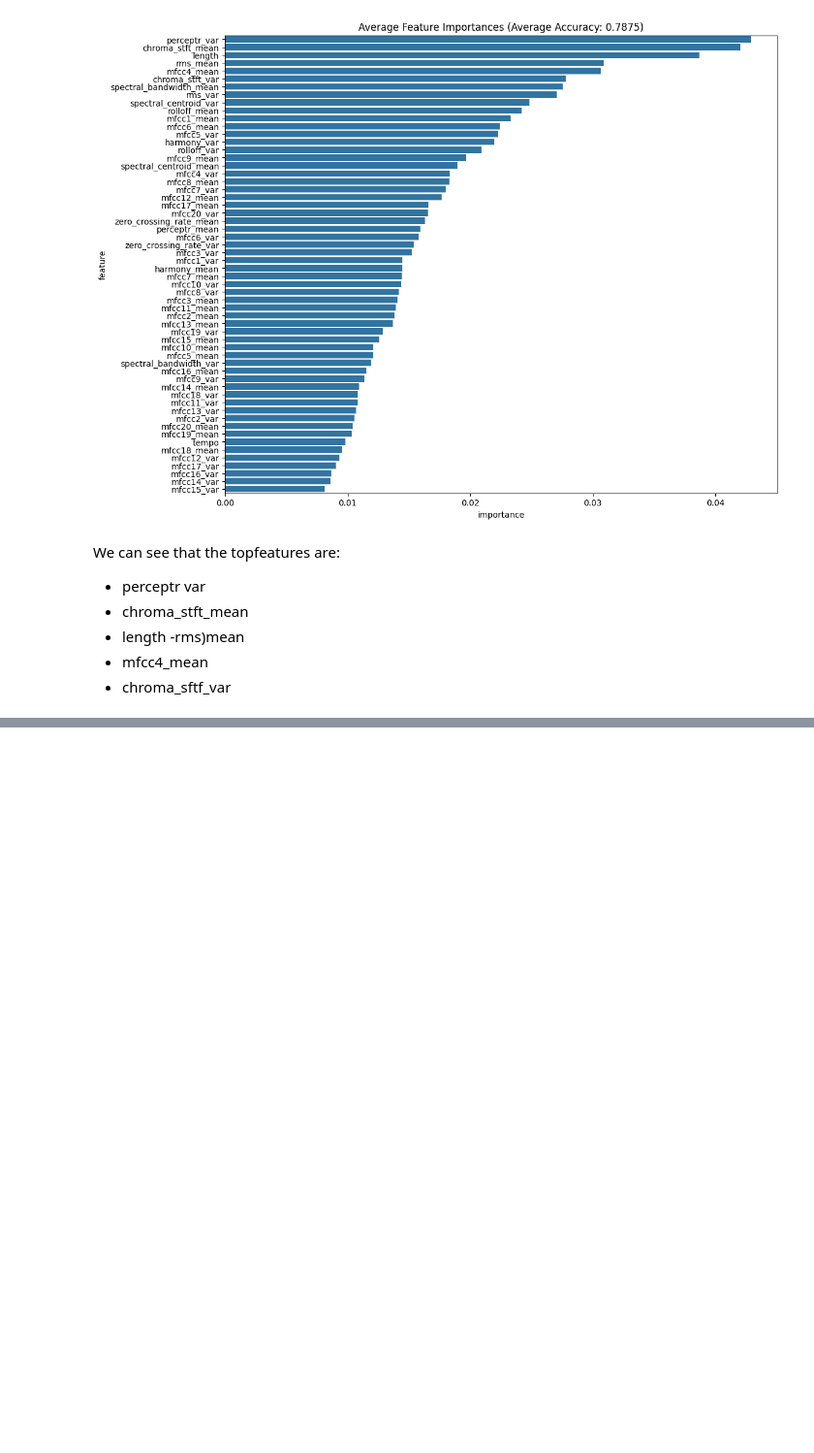
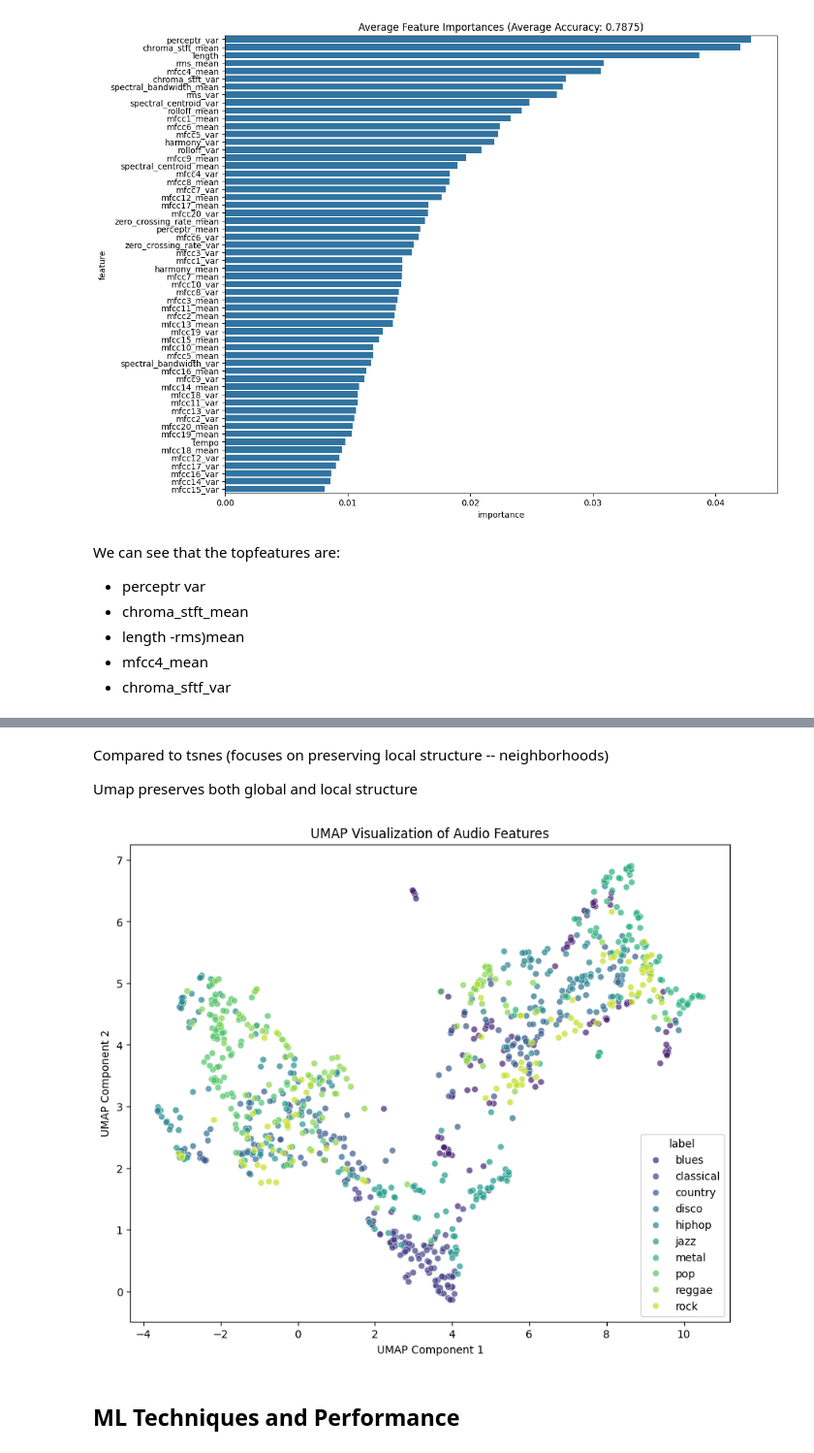
Before and after one commit to rajanhans/SDS-CP018-music-classifier, a Jupyter notebook: notebooks/julien-hovan/week-1.ipynb, the cells around one changed output, grey strips where cells are left out. Shown at 97% size. Saved outputs shown, nothing was run; the diff lists cells and outputs as text; code cells hidden in the pictures; blank space fills up the shorter version.

```diff
--- a/notebooks/julien-hovan/week-1.ipynb
+++ b/notebooks/julien-hovan/week-1.ipynb
@@ -228,0 +473,21 @@ We can see that the topfeatures are:
+# %% [markdown]
+Compared to tsnes (focuses on preserving local structure -- neighborhoods)
+
+Umap preserves both global and local structure
+# %%
+# apply UMAP
+from umap import UMAP
+
+umap = UMAP(n_components=2, random_state=42)
+X_umap = umap.fit_transform(X_scaled)
+
+plt.figure(figsize=(10, 8))
+sns.scatterplot(x=X_umap[:, 0], y=X_umap[:, 1], hue=y, palette='viridis', alpha=0.7)
+plt.title('UMAP Visualization of Audio Features')
+plt.xlabel('UMAP Component 1')
+plt.ylabel('UMAP Component 2')
+plt.show()
+# %% [output]
+[figure, added]
+# %% [markdown]
+## ML Techniques and Performance
```
Also changed, not shown: parts of 20 cells of this notebook.
